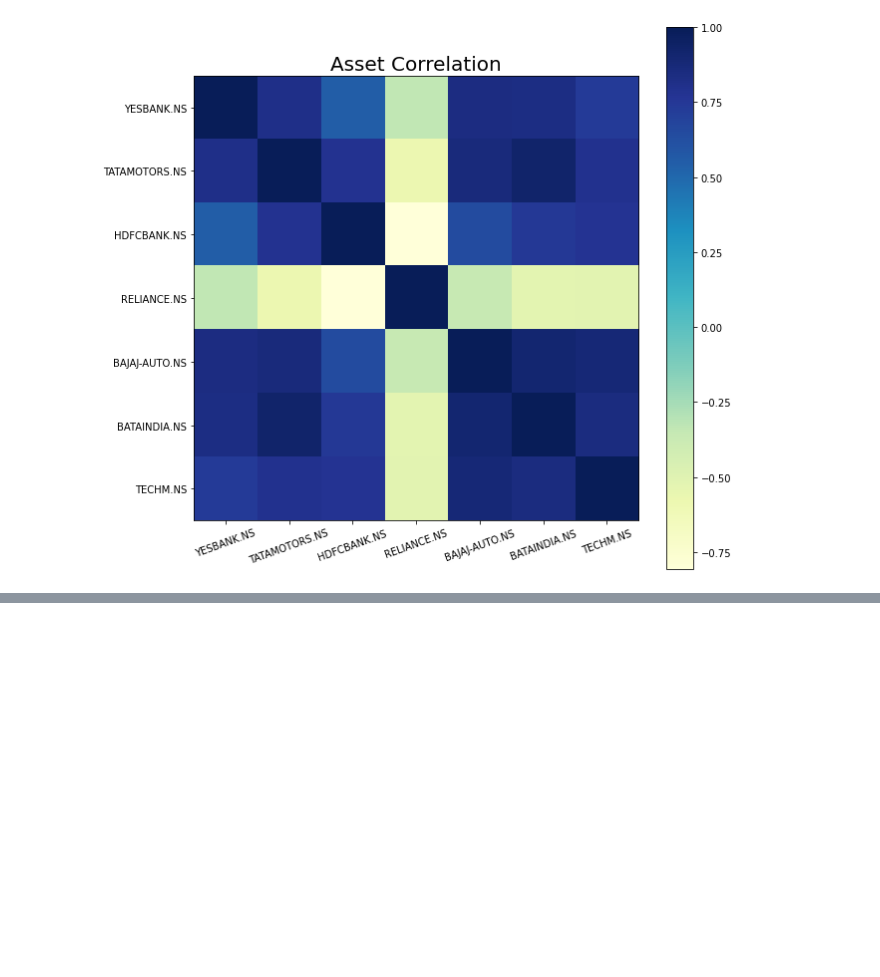
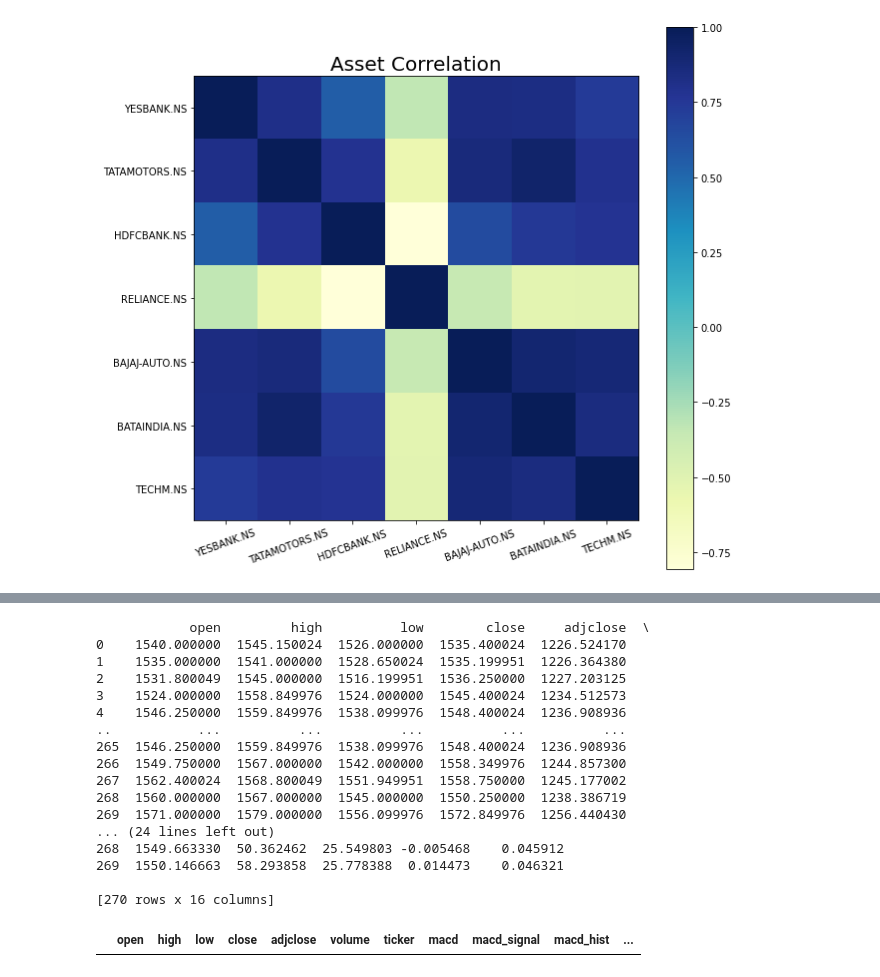
Before and after one commit to maitreyasinha/Portfolio-Analysis, a Jupyter notebook: Final Version/PortfolioRiskAnalysis_v6.ipynb, the cells around one changed output, grey strips where cells are left out. Cells and saved outputs as stored; diff of their text form; code cells hidden in the pictures; blank space fills up the shorter version.

```diff
--- a/Final Version/PortfolioRiskAnalysis_v6.ipynb
+++ b/Final Version/PortfolioRiskAnalysis_v6.ipynb
@@ -758,0 +966,3 @@ plt.savefig(result_path + "Asset Correlation Heat Map") if img_save else None
+# %%
+_df1 = stocks_df["BAJAJ-AUTO.NS"][1:10]
+_df2 = stocks_df["RELIANCE.NS"][1:10]
@@ -758,0 +991,24 @@ plt.savefig(result_path + "Asset Correlation Heat Map") if img_save else None
+# %%
+a = pd.concat([_df1]*30)
+a = a.reset_index().drop("index",axis=1)
+b = get_indicators(a)
+b.dropna()
+# %% [output]
+            open         high          low        close     adjclose  \
+0    1540.000000  1545.150024  1526.000000  1535.400024  1226.524170
+1    1535.000000  1541.000000  1528.650024  1535.199951  1226.364380
+2    1531.800049  1545.000000  1516.199951  1536.250000  1227.203125
+3    1524.000000  1558.849976  1524.000000  1545.400024  1234.512573
+4    1546.250000  1559.849976  1538.099976  1548.400024  1236.908936
+..           ...          ...          ...          ...          ...
+265  1546.250000  1559.849976  1538.099976  1548.400024  1236.908936
+266  1549.750000  1567.000000  1542.000000  1558.349976  1244.857300
+267  1562.400024  1568.800049  1551.949951  1558.750000  1245.177002
+268  1560.000000  1567.000000  1545.000000  1550.250000  1238.386719
+269  1571.000000  1579.000000  1556.099976  1572.849976  1256.440430
+... (24 lines left out)
+268  1549.663330  50.362462  25.549803 -0.005468    0.045912
+269  1550.146663  58.293858  25.778388  0.014473    0.046321
+
+[270 rows x 16 columns]
+|  | open | high | low | close | adjclose | volume | ticker | macd | macd_signal | macd_hist | ... |
```
Also changed, not shown: parts of 20 cells of this notebook, 1 other file.
